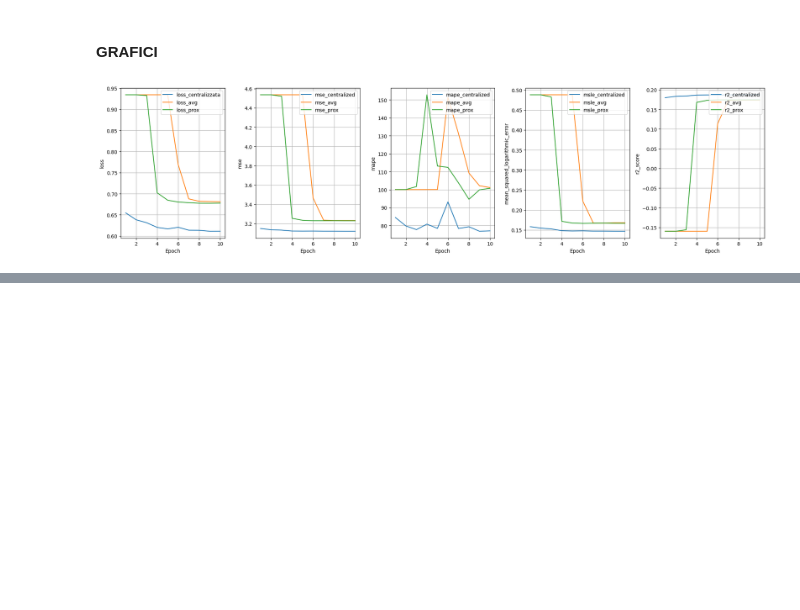
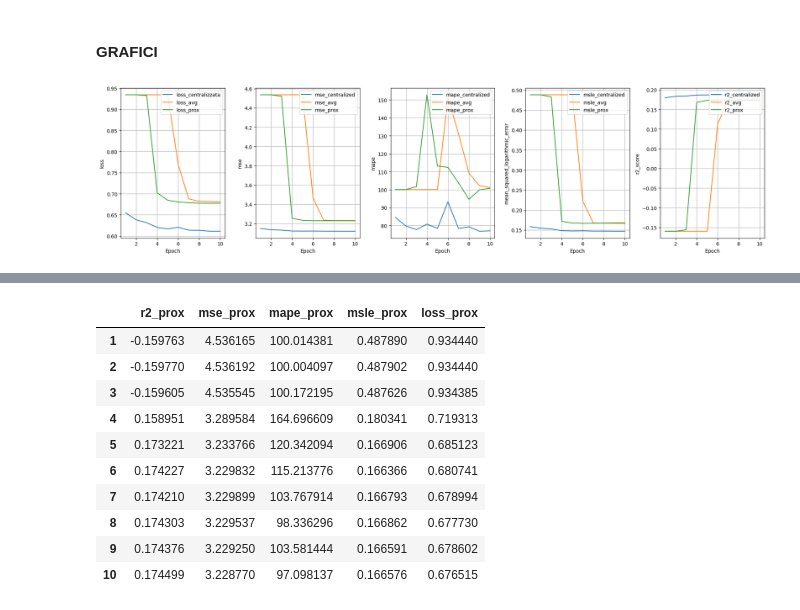
Before and after one commit to AnastasiaBrinati/Progetto-ML-23-24, a Jupyter notebook: task2_federato.ipynb, the cells around one changed output, grey strips where cells are left out. Cells and saved outputs as stored; diff of their text form; code cells hidden in the pictures; blank space fills up the shorter version.

```diff
--- a/task2_federato.ipynb
+++ b/task2_federato.ipynb
@@ -760,0 +786,29 @@ Don't forget to join our Slack channel: https://flower.dev/join-slack/
+# %%
+data_proxima = [[0, 0, 0, 0, 0],
+                [-0.159763,	4.536165,	100.014381,	0.487890,	0.934440],
+                [-0.159770,	4.536192,	100.004097,	0.487902,	0.934440],
+                [-0.159605,	4.535545,	100.172195,	0.487626,	0.934385],
+                [0.158951,	3.289584,	164.696609,	0.180341,	0.719313],
+                [0.173221,	3.233766,	120.342094,	0.166906,	0.685123],
+                [0.174227,	3.229832,	115.213776,	0.166366,	0.680741],
+                [0.174210,	3.229899,	103.767914,	0.166793,	0.678994],
+                [0.174303,	3.229537,	98.336296,	0.166862,	0.677730],
+                [0.174376,	3.229250,	103.581444,	0.166591,	0.678602],
+                [0.174499,	3.228770,	97.098137,	0.166576,	0.676515]]
+
+# Create the pandas DataFrame
+h_proxima = pd.DataFrame(data_proxima, columns=['r2_prox', 'mse_prox', 'mape_prox', 'msle_prox','loss_prox']).drop(0)
+
+h_proxima
+# %% [output]
+|  | r2_prox | mse_prox | mape_prox | msle_prox | loss_prox |
+| 1 | -0.159763 | 4.536165 | 100.014381 | 0.487890 | 0.934440 |
+| 2 | -0.159770 | 4.536192 | 100.004097 | 0.487902 | 0.934440 |
+| 3 | -0.159605 | 4.535545 | 100.172195 | 0.487626 | 0.934385 |
+| 4 | 0.158951 | 3.289584 | 164.696609 | 0.180341 | 0.719313 |
+| 5 | 0.173221 | 3.233766 | 120.342094 | 0.166906 | 0.685123 |
+| 6 | 0.174227 | 3.229832 | 115.213776 | 0.166366 | 0.680741 |
+| 7 | 0.174210 | 3.229899 | 103.767914 | 0.166793 | 0.678994 |
+| 8 | 0.174303 | 3.229537 | 98.336296 | 0.166862 | 0.677730 |
+| 9 | 0.174376 | 3.229250 | 103.581444 | 0.166591 | 0.678602 |
+| 10 | 0.174499 | 3.228770 | 97.098137 | 0.166576 | 0.676515 |
```
Also changed, not shown: parts of 36 cells of this notebook.
